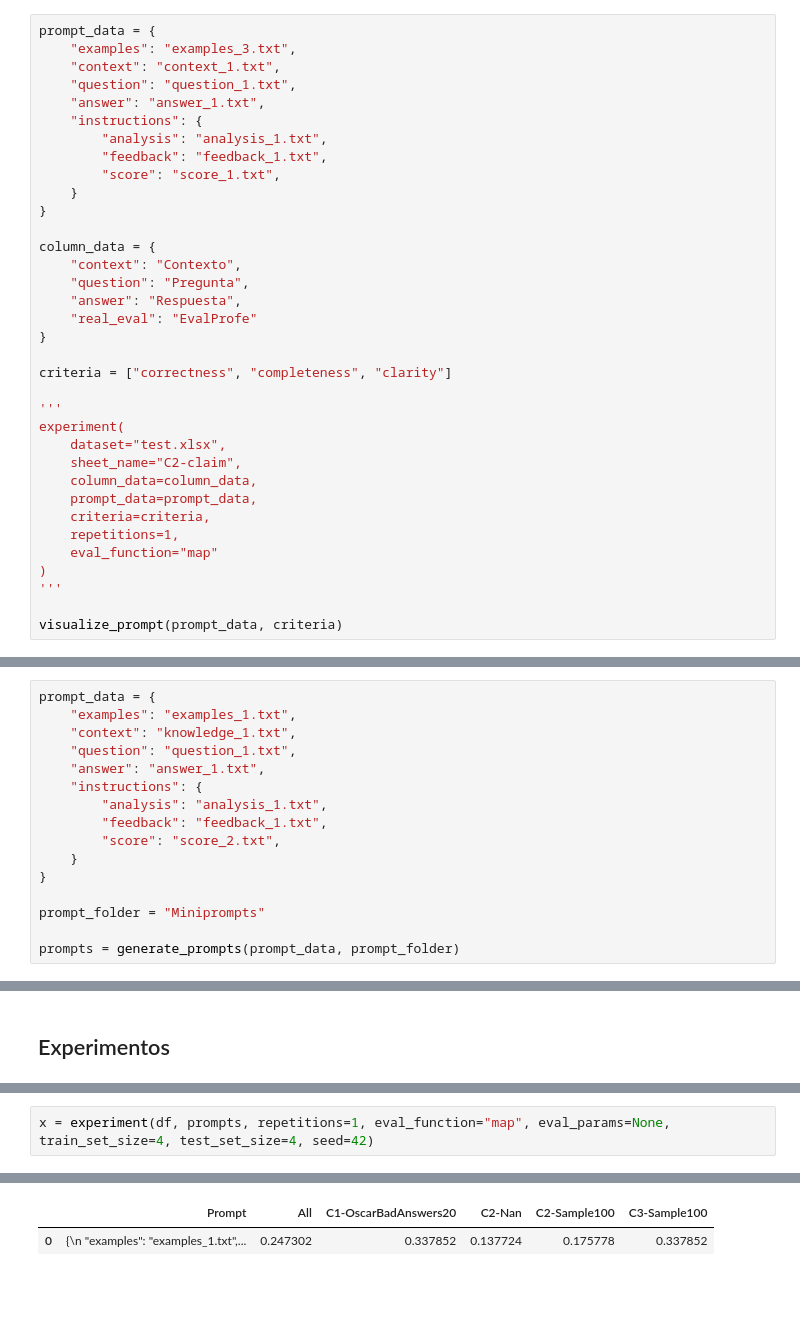
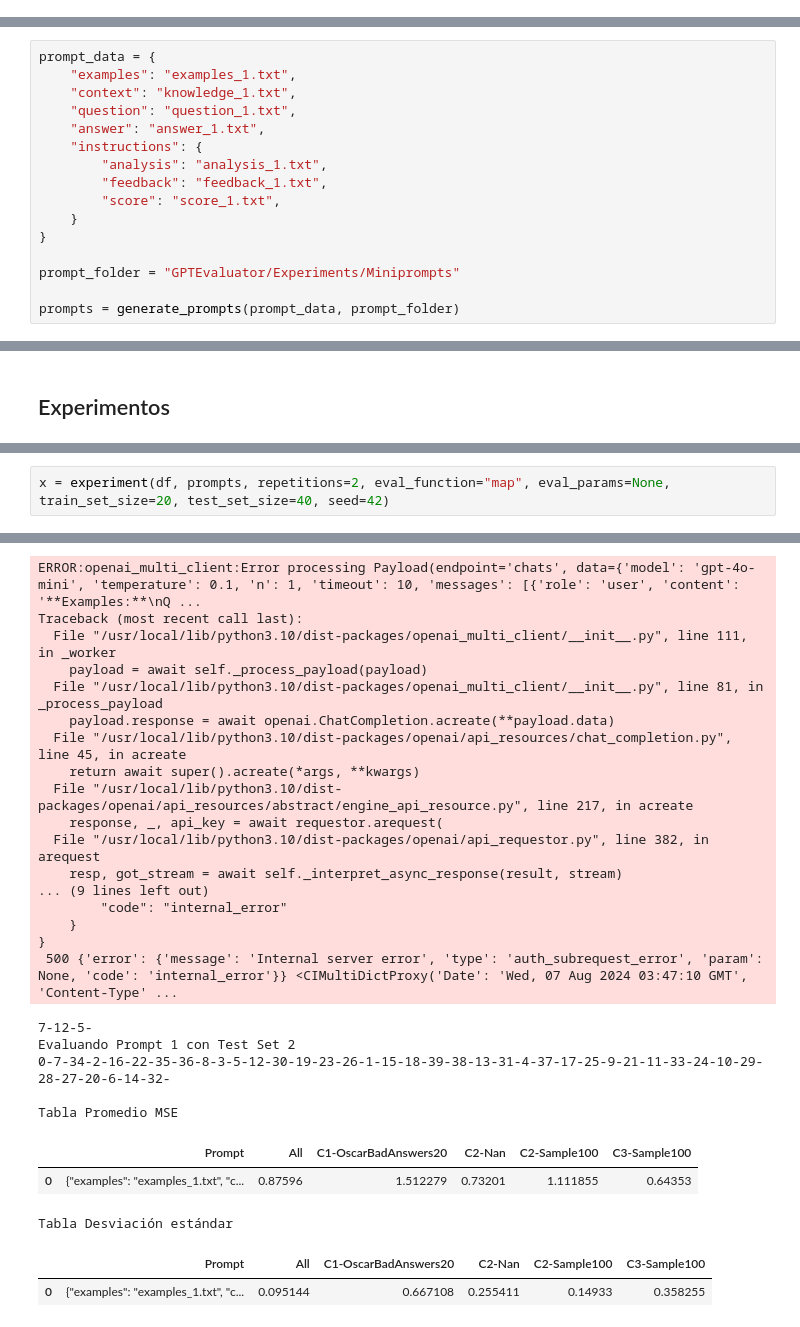
Before and after one commit to OscarRojasG/Experimentos-GPTValidator, a Jupyter notebook: Framework_Experimentos.ipynb, the cells around one changed output, grey strips where cells are left out. Drawn from its saved outputs; the diff is of its cells as text; blank space fills up the shorter version.

Commit message:
actualizar estructura de resultados json

```diff
--- a/Framework_Experimentos.ipynb
+++ b/Framework_Experimentos.ipynb
@@ -702,35 +175,0 @@ def download():
-# %%
-prompt_data = {
-    "examples": "examples_3.txt",
-    "context": "context_1.txt",
-    "question": "question_1.txt",
-    "answer": "answer_1.txt",
-    "instructions": {
-        "analysis": "analysis_1.txt",
-        "feedback": "feedback_1.txt",
-        "score": "score_1.txt",
-    }
-}
-
-column_data = {
-    "context": "Contexto",
-    "question": "Pregunta",
-    "answer": "Respuesta",
-    "real_eval": "EvalProfe"
-}
-
-criteria = ["correctness", "completeness", "clarity"]
-
-'''
-experiment(
-    dataset="test.xlsx",
-    sheet_name="C2-claim",
-    column_data=column_data,
-    prompt_data=prompt_data,
-    criteria=criteria,
-    repetitions=1,
-    eval_function="map"
-)
-'''
-
-visualize_prompt(prompt_data, criteria)
@@ -986,11 +393,11 @@ prompt_data = {
     "instructions": {
         "analysis": "analysis_1.txt",
         "feedback": "feedback_1.txt",
-        "score": "score_2.txt",
+        "score": "score_1.txt",
     }
 }
 
-prompt_folder = "Miniprompts"
+prompt_folder = "GPTEvaluator/Experiments/Miniprompts"
 
 prompts = generate_prompts(prompt_data, prompt_folder)
 # %% [output]
@@ -1292,4 +750,4 @@ def experiment(dataset, prompts, repetitions, eval_function, eval_params=None, t
 # %%
-x = experiment(df, prompts, repetitions=1, eval_function="map", eval_params=None, train_set_size=4, test_set_size=4, seed=42)
+x = experiment(df, prompts, repetitions=2, eval_function="map", eval_params=None, train_set_size=20, test_set_size=40, seed=42)
 # %% [output]
 Entrenando Prompt 1 con Train Set 1
@@ -1299,2 +777,27 @@ Evaluando Prompt 1 con Test Set 1
+ERROR:openai_multi_client:Error processing Payload(endpoint='chats', data={'model': 'gpt-4o-mini', 'temperature': 0.1, 'n': 1, 'timeout': 10, 'messages': [{'role': 'user', 'content': '**Examples:**\nQ ...
+Traceback (most recent call last):
+  File "/usr/local/lib/python3.10/dist-packages/openai_multi_client/__init__.py", line 111, in _worker
+    payload = await self._process_payload(payload)
+  File "/usr/local/lib/python3.10/dist-packages/openai_multi_client/__init__.py", line 81, in _process_payload
+    payload.response = await openai.ChatCompletion.acreate(**payload.data)
+  File "/usr/local/lib/python3.10/dist-packages/openai/api_resources/chat_completion.py", line 45, in acreate
+    return await super().acreate(*args, **kwargs)
+  File "/usr/local/lib/python3.10/dist-packages/openai/api_resources/abstract/engine_api_resource.py", line 217, in acreate
+    response, _, api_key = await requestor.arequest(
+  File "/usr/local/lib/python3.10/dist-packages/openai/api_requestor.py", line 382, in arequest
+    resp, got_stream = await self._interpret_async_response(result, stream)
+... (9 lines left out)
+        "code": "internal_error"
+    }
+}
+ 500 {'error': {'message': 'Internal server error', 'type': 'auth_subrequest_error', 'param': None, 'code': 'internal_error'}} <CIMultiDictProxy('Date': 'Wed, 07 Aug 2024 03:47:10 GMT', 'Content-Type' ...
+7-12-5-
+Evaluando Prompt 1 con Test Set 2
+0-7-34-2-16-22-35-36-8-3-5-12-30-19-23-26-1-15-18-39-38-13-31-4-37-17-25-9-21-11-33-24-10-29-28-27-20-6-14-32-
+
+Tabla Promedio MSE
 |  | Prompt | All | C1-OscarBadAnswers20 | C2-Nan | C2-Sample100 | C3-Sample100 |
-| 0 | {\n "examples": "examples_1.txt",... | 0.247302 | 0.337852 | 0.137724 | 0.175778 | 0.337852 |
+| 0 | {"examples": "examples_1.txt", "c... | 0.87596 | 1.512279 | 0.73201 | 1.111855 | 0.64353 |
+Tabla Desviación estándar
+|  | Prompt | All | C1-OscarBadAnswers20 | C2-Nan | C2-Sample100 | C3-Sample100 |
+| 0 | {"examples": "examples_1.txt", "c... | 0.095144 | 0.667108 | 0.255411 | 0.14933 | 0.358255 |
```
Also changed, not shown: parts of 11 cells of this notebook.
